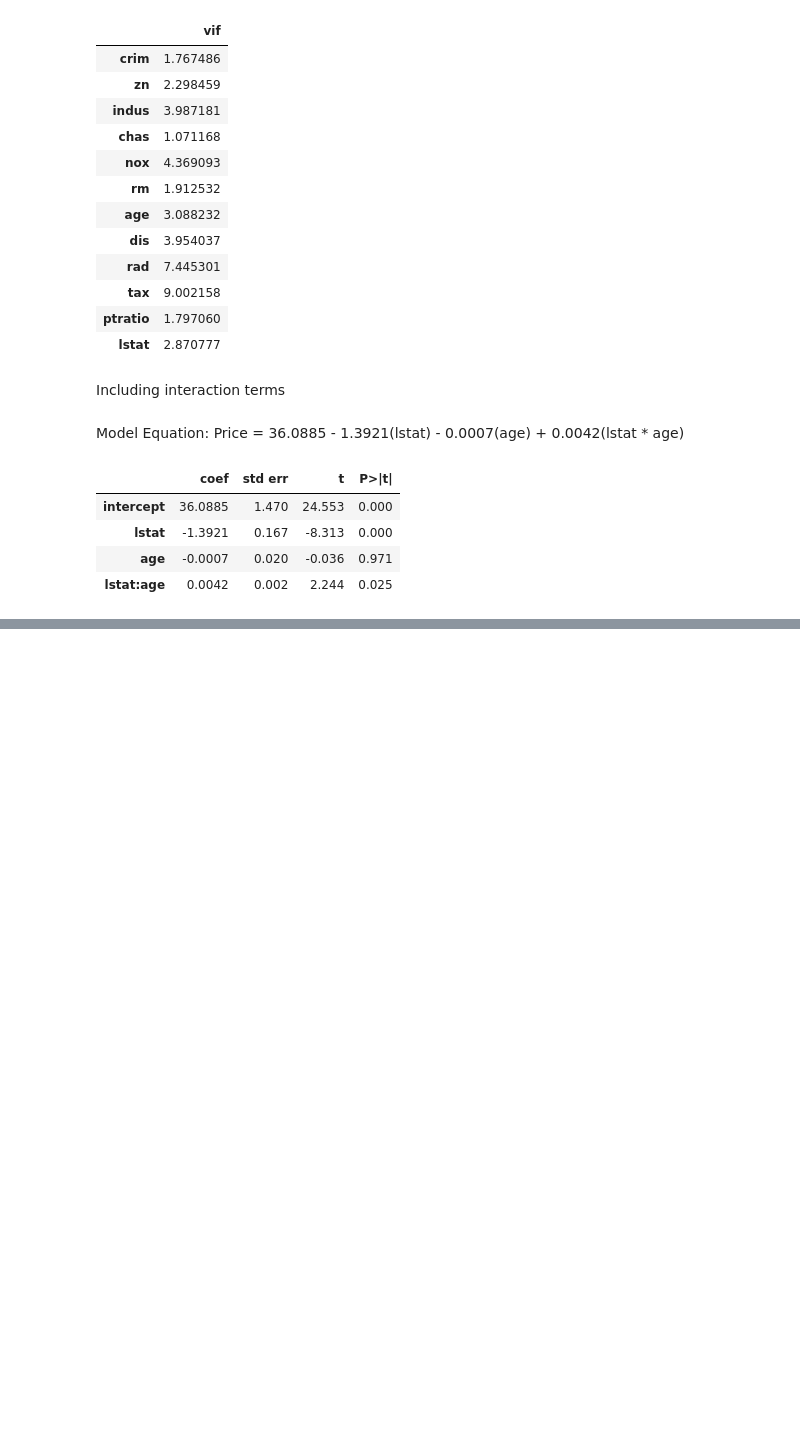
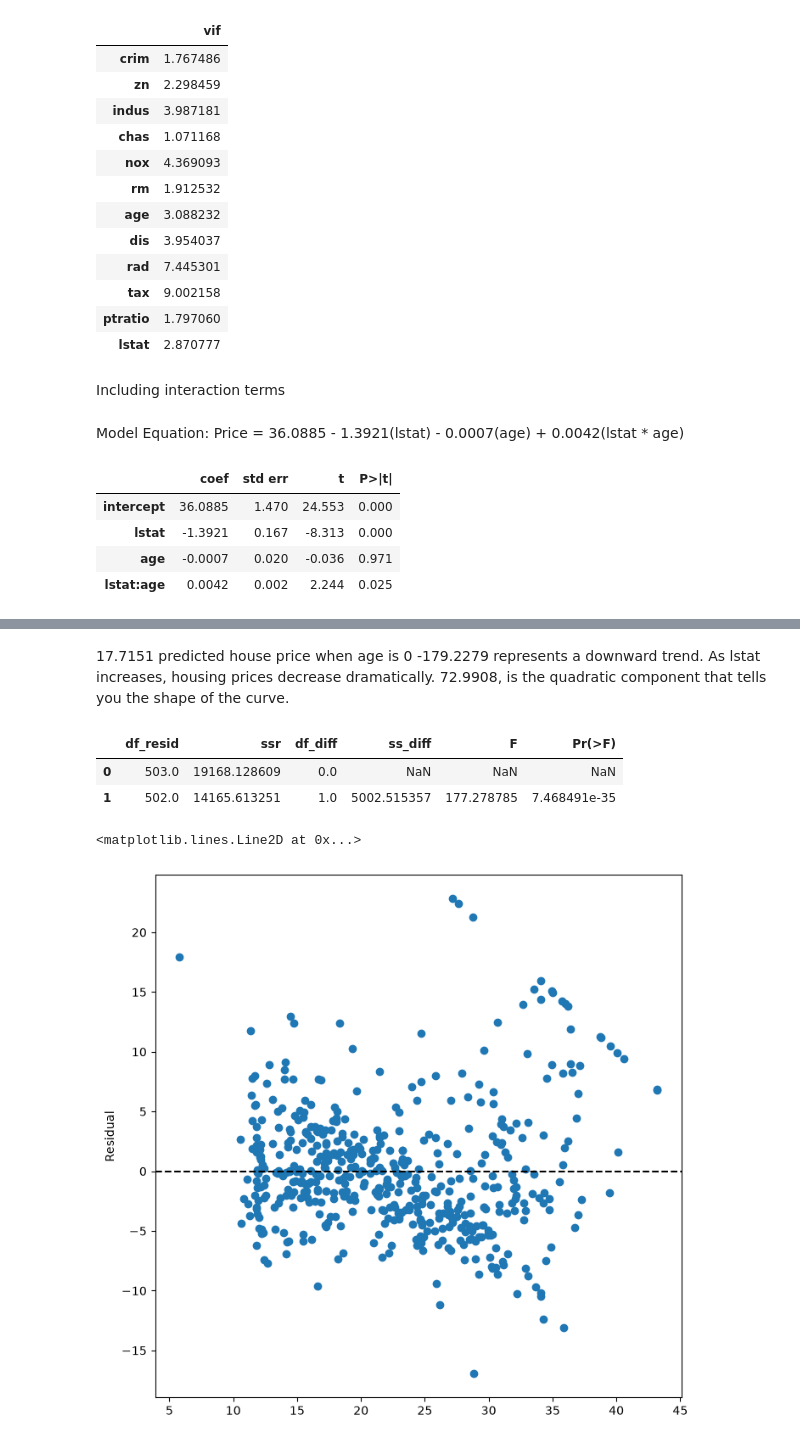
Before and after one commit to Mussab157/ISLP, a Jupyter notebook: Chapter3/ch3_lab.ipynb, the cells around one changed output, grey strips where cells are left out. Saved outputs shown, nothing was run; the diff lists cells and outputs as text; code cells hidden in the pictures; blank space fills up the shorter version.

Commit message:
Test quadratic polynomial terms for lstat

```diff
--- a/Chapter3/ch3_lab.ipynb
+++ b/Chapter3/ch3_lab.ipynb
@@ -357,0 +360,6 @@ summarize(model2.fit())
+# %%
+# rather than assuming a straight line for lsat, it creates 2 components, linear and quadratic.
+X=MS([poly('lstat', degree=2), 'age']).fit_transform(Boston)
+model3=sm.OLS(y, X)
+results3=model3.fit()
+summarize(results3)
@@ -357,0 +372,21 @@ summarize(model2.fit())
+# %% [markdown]
+17.7151 predicted house price when age is 0
+-179.2279 represents a downward trend. As lstat increases, housing prices decrease dramatically.
+72.9908, is the quadratic component that tells you the shape of the curve.
+# %%
+# anova performs the hypothesis test comparing the 2 models. Null hypo being the bigger model is not needed and alternate being the bigger model is superior.
+# since the f value is 177.27 for the quadratic model, it is evidence that the quadratic polynomial in lsat improves the model.
+anova_lm(results1, results3)
+# %% [output]
+|  | df_resid | ssr | df_diff | ss_diff | F | Pr(>F) |
+| 0 | 503.0 | 19168.128609 | 0.0 | NaN | NaN | NaN |
+| 1 | 502.0 | 14165.613251 | 1.0 | 5002.515357 | 177.278785 | 7.468491e-35 |
+# %%
+ax=subplots(figsize=(8,8))[1]
+ax.scatter(results3.fittedvalues, results3.resid)
+ax.set_label('Fitted value')
+ax.set_ylabel('Residual')
+ax.axhline(0, c='k', ls='--')
+# %% [output]
+<matplotlib.lines.Line2D at 0x...>
+[figure, added]
```
Also changed, not shown: parts of 2 cells of this notebook.
